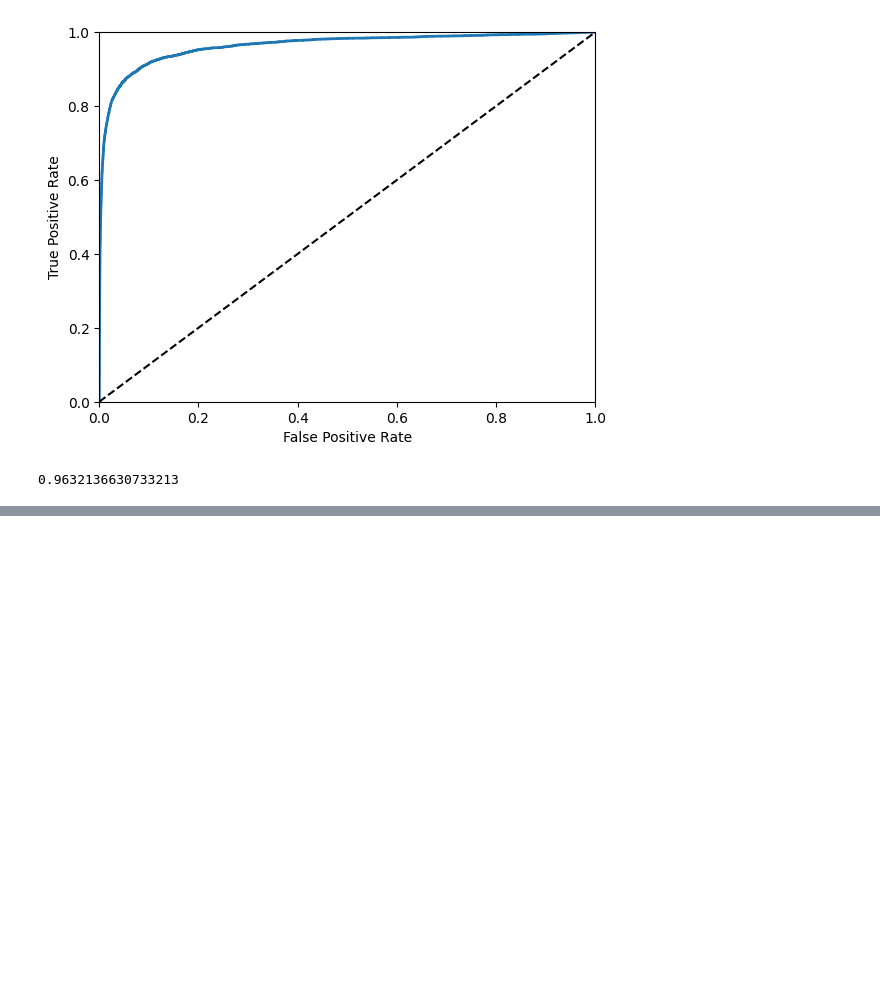
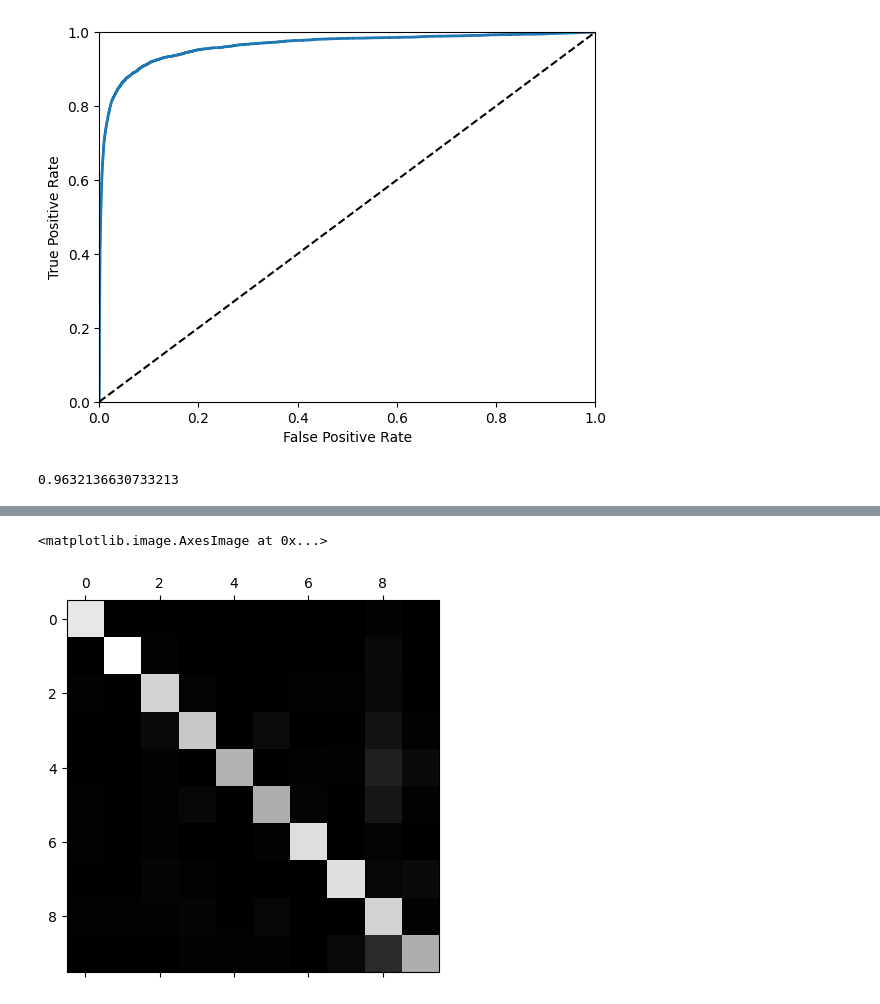
Before and after one commit to Om-S-Yeole/Hands-On-Machine-Learning, a Jupyter notebook: Chapter-3-Classification/MNIST_data_classification.ipynb, the cells around one changed output, grey strips where cells are left out. Drawn from its saved outputs; the diff is of its cells as text; code cells hidden in the pictures; blank space fills up the shorter version.

Commit message:
Did Multiclass Classification and Error Analysis in the MNIST_data_classification

```diff
--- a/Chapter-3-Classification/MNIST_data_classification.ipynb
+++ b/Chapter-3-Classification/MNIST_data_classification.ipynb
@@ -111,0 +114,3 @@ roc_auc_score(y_train_5, y_scores)
+# %%
+sgd_clf_multiclass = SGDClassifier(random_state=42)
+sgd_clf_multiclass.fit(X_train, y_train)
@@ -111,0 +141,5 @@ roc_auc_score(y_train_5, y_scores)
+# %%
+y_train_pred_multiclass = cross_val_predict(sgd_clf_multiclass, X_train, y_train, cv=stratified_cv)
+# %%
+conf_matrix = confusion_matrix(y_train, y_train_pred_multiclass)
+conf_matrix
@@ -111,0 +158,5 @@ roc_auc_score(y_train_5, y_scores)
+# %%
+plt.matshow(conf_matrix, cmap=plt.cm.grey)
+# %% [output]
+<matplotlib.image.AxesImage at 0x...>
+[figure, added]
```
Also changed, not shown: parts of 9 cells of this notebook.
